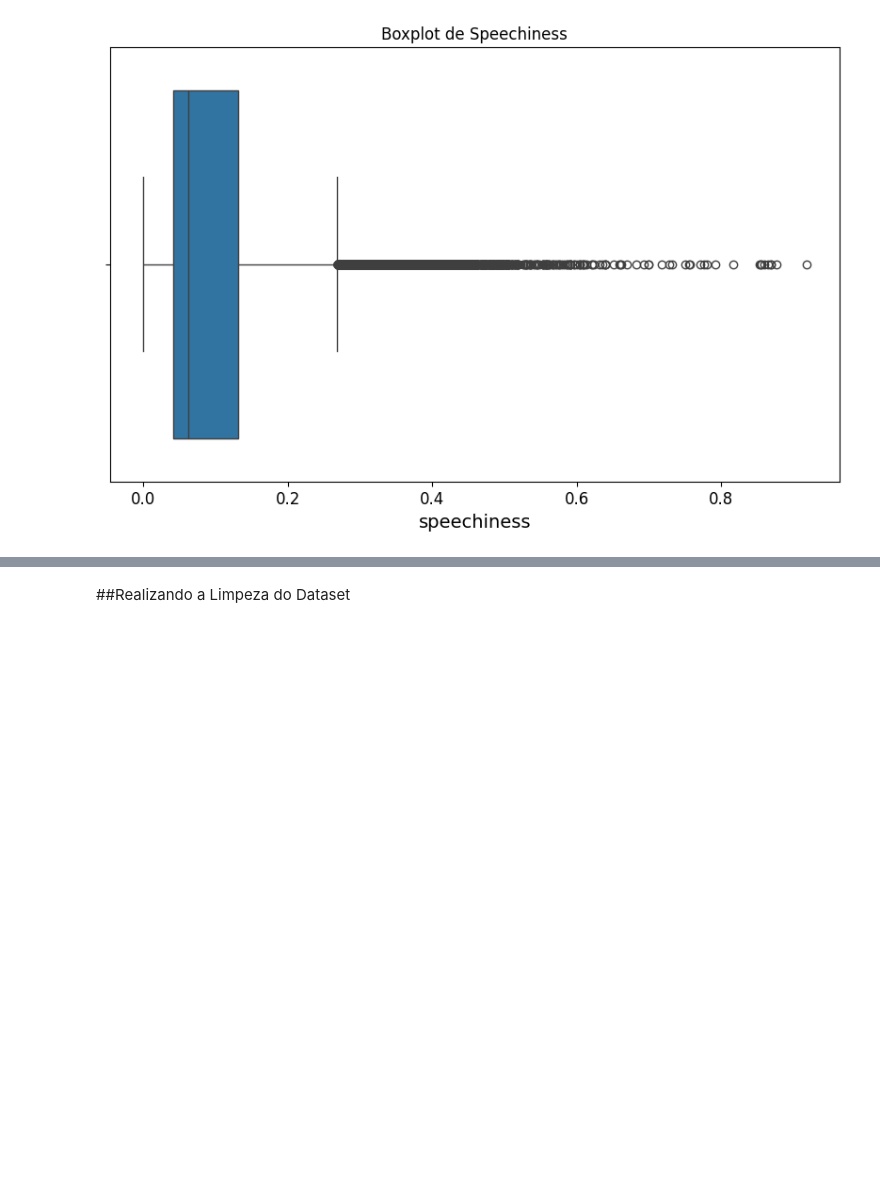
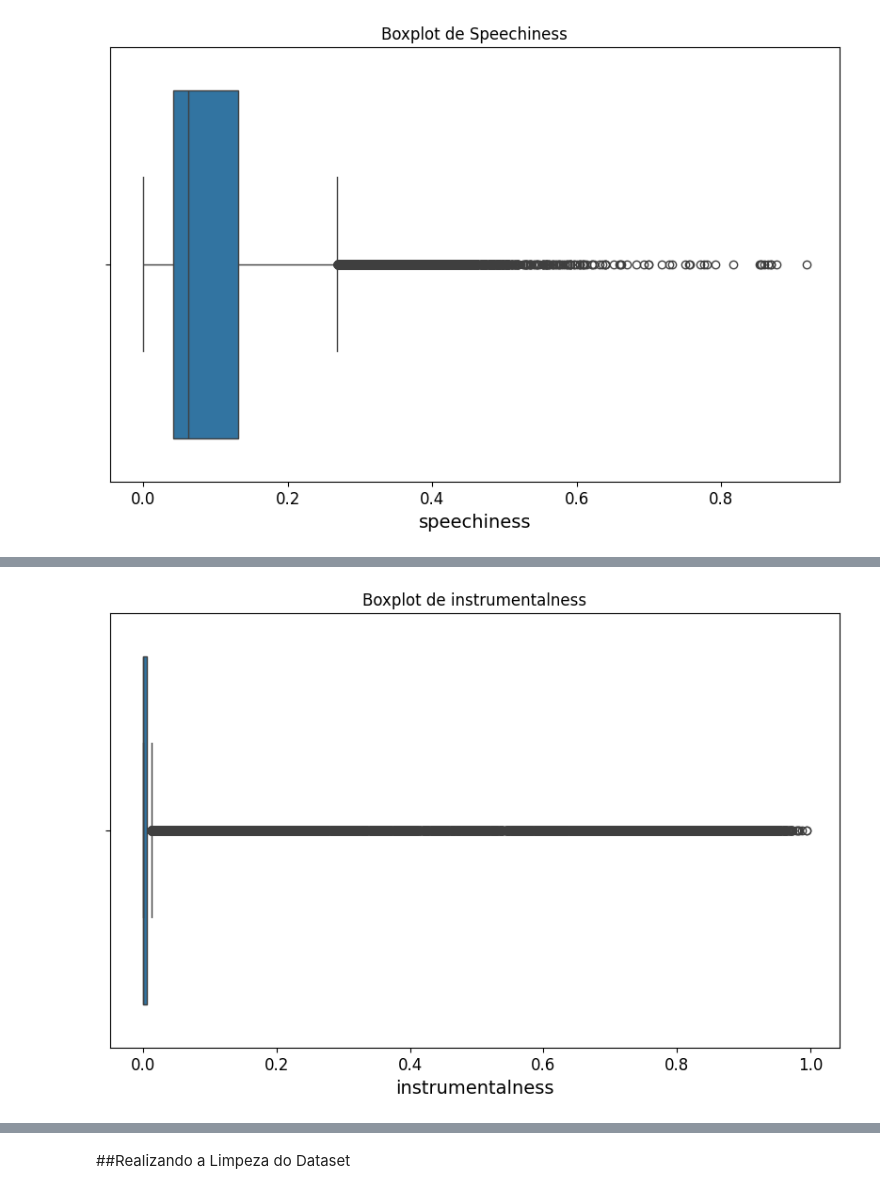
Before and after one commit to Lrs-mtos/song-popularity-ML, a Jupyter notebook: song_popularity.ipynb, the cells around one changed output, grey strips where cells are left out. Cells and saved outputs as stored; diff of their text form; code cells hidden in the pictures; blank space fills up the shorter version.

```diff
--- a/song_popularity.ipynb
+++ b/song_popularity.ipynb
@@ -434,0 +449,7 @@ plt.show()
+# %%
+plt.figure(figsize=(10, 6))
+sns.boxplot(x=songs['instrumentalness'])
+plt.title('Boxplot de instrumentalness')
+plt.show()
+# %% [output]
+[figure, added]
```
Also changed, not shown: parts of 13 cells of this notebook.
